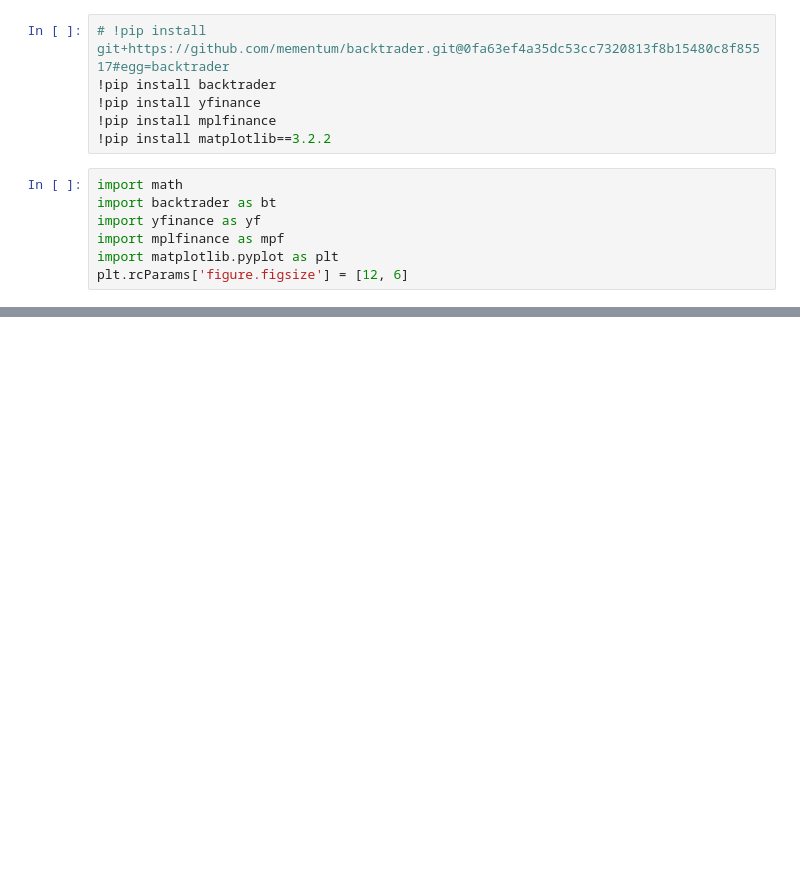
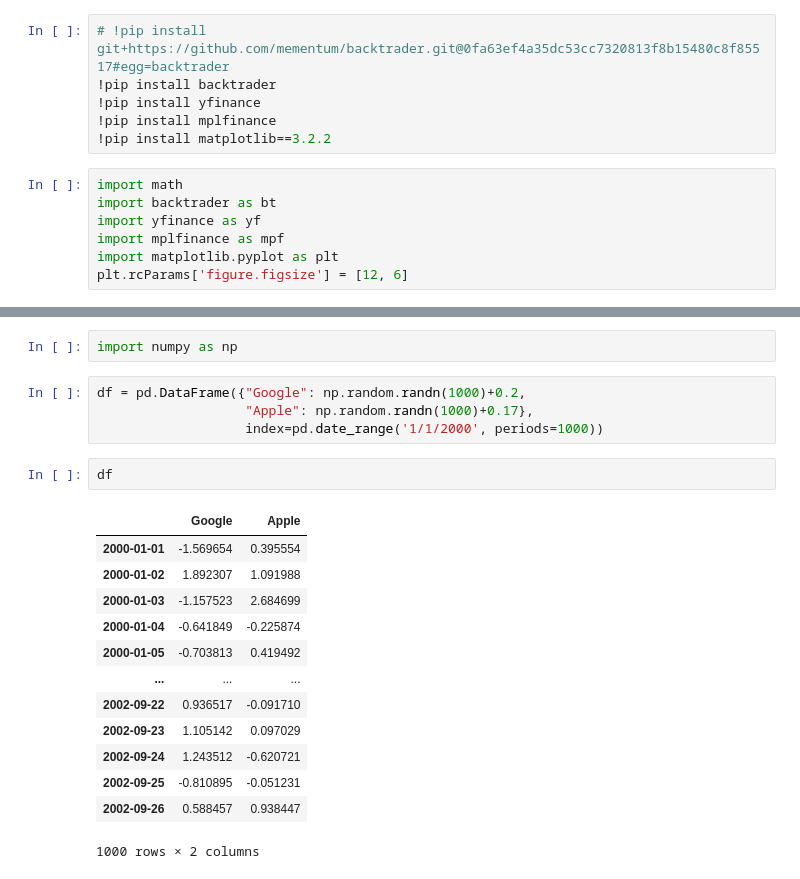
Before and after one commit to alxfordy/Investing_Backtest_Strategies, a Jupyter notebook: Backtrader_Clean.ipynb, the cells around one changed output, grey strips where cells are left out. Saved outputs shown, nothing was run; the diff lists cells and outputs as text; blank space fills up the shorter version.

```diff
--- a/Backtrader_Clean.ipynb
+++ b/Backtrader_Clean.ipynb
@@ -379,0 +183,22 @@ Playing around with analysers here :https://community.backtrader.com/topic/2549/
+# %%
+import numpy as np
+# %%
+df = pd.DataFrame({"Google": np.random.randn(1000)+0.2,
+                   "Apple": np.random.randn(1000)+0.17},
+                   index=pd.date_range('1/1/2000', periods=1000))
+# %%
+df
+# %% [output]
+|  | Google | Apple |
+| 2000-01-01 | -1.569654 | 0.395554 |
+| 2000-01-02 | 1.892307 | 1.091988 |
+| 2000-01-03 | -1.157523 | 2.684699 |
+| 2000-01-04 | -0.641849 | -0.225874 |
+| 2000-01-05 | -0.703813 | 0.419492 |
+| ... | ... | ... |
+| 2002-09-22 | 0.936517 | -0.091710 |
+| 2002-09-23 | 1.105142 | 0.097029 |
+| 2002-09-24 | 1.243512 | -0.620721 |
+| 2002-09-25 | -0.810895 | -0.051231 |
+| 2002-09-26 | 0.588457 | 0.938447 |
+1000 rows × 2 columns
```
Also changed, not shown: parts of 18 cells of this notebook.
